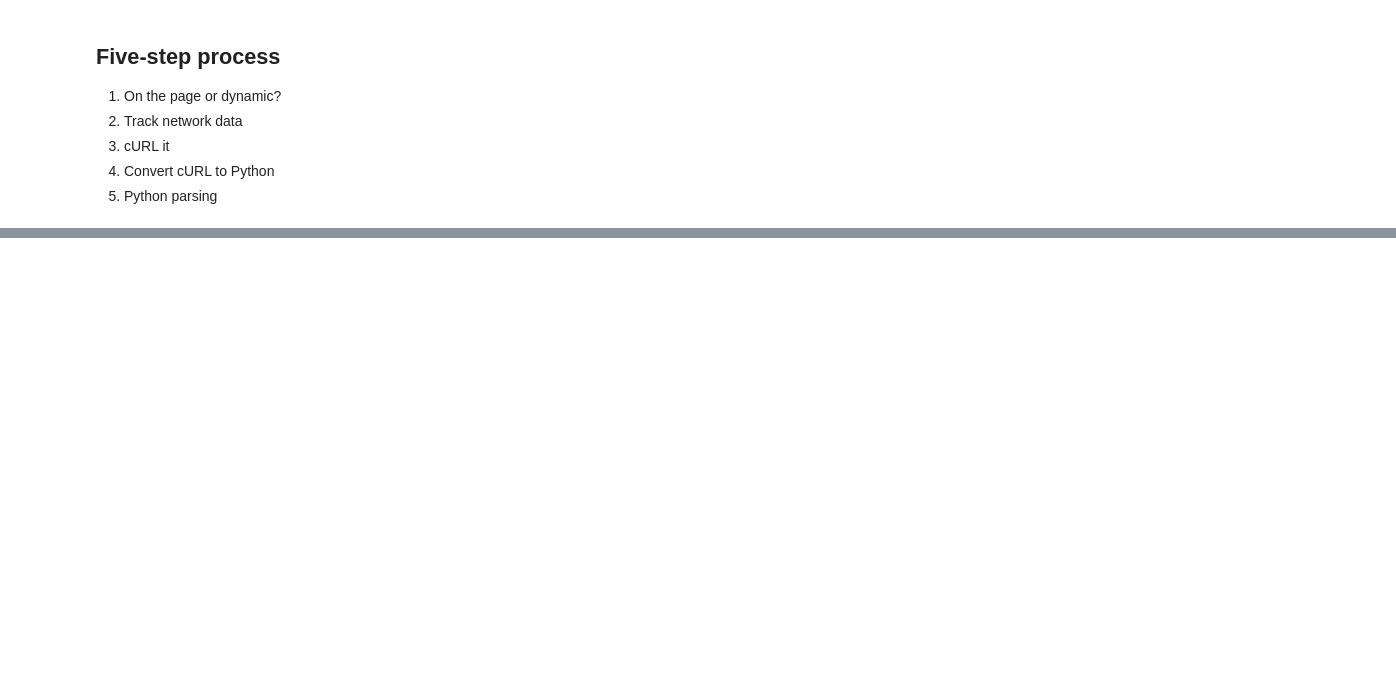
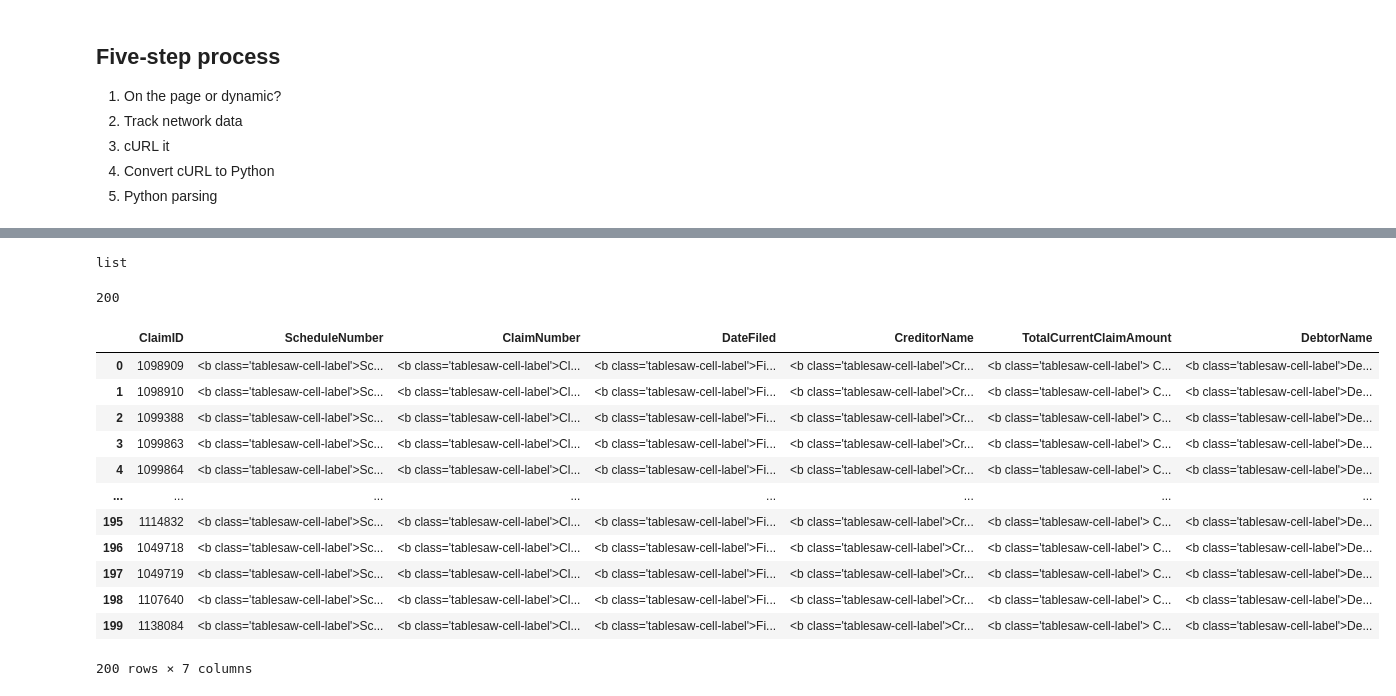
Before and after one commit to sandeepmj/22fall-advanced-scraping, a Jupyter notebook: demos/wk-3-pure-JSON-DEMO.ipynb, the cells around one changed output, grey strips where cells are left out. Saved outputs shown, nothing was run; the diff lists cells and outputs as text; code cells hidden in the pictures; blank space fills up the shorter version.

```diff
--- a/demos/wk-3-pure-JSON-DEMO.ipynb
+++ b/demos/wk-3-pure-JSON-DEMO.ipynb
@@ -21,6 +28,5 @@ We want all the check cashing locations in New York City.
 # %%
-import requests
-
+## single page trial
 cookies = {
     'psi': '0b0645e9-b464-47f9-9db5-c677b9da65a4',
     '_ga': 'GA1.2.2035723594.1663620375',
@@ -67,7 +73,7 @@ data = {
     '_search': 'false',
     'nd': '1667926242547',
     'rows': '200',
-    'page': '1',
+    'page': '2',
     'sidx': 'CreditorName',
     'sord': 'asc',
 }
@@ -79,0 +90,2 @@ response.text
+# %%
+content = response.json()
@@ -79,0 +116,2 @@ response.text
+# %%
+target_data = content.get("rows")
@@ -79,0 +138,25 @@ response.text
+# %%
+type(target_data)
+# %% [output]
+list
+# %%
+len(target_data)
+# %% [output]
+200
+# %%
+df = pd.DataFrame(target_data)
+df
+# %% [output]
+|  | ClaimID | ScheduleNumber | ClaimNumber | DateFiled | CreditorName | TotalCurrentClaimAmount | DebtorName |
+| 0 | 1098909 | <b class='tablesaw-cell-label'>Sc... | <b class='tablesaw-cell-label'>Cl... | <b class='tablesaw-cell-label'>Fi... | <b class='tablesaw-cell-label'>Cr... | <b class='tablesaw-cell-label'> C... | <b class='tablesaw-cell-label'>De... |
+| 1 | 1098910 | <b class='tablesaw-cell-label'>Sc... | <b class='tablesaw-cell-label'>Cl... | <b class='tablesaw-cell-label'>Fi... | <b class='tablesaw-cell-label'>Cr... | <b class='tablesaw-cell-label'> C... | <b class='tablesaw-cell-label'>De... |
+| 2 | 1099388 | <b class='tablesaw-cell-label'>Sc... | <b class='tablesaw-cell-label'>Cl... | <b class='tablesaw-cell-label'>Fi... | <b class='tablesaw-cell-label'>Cr... | <b class='tablesaw-cell-label'> C... | <b class='tablesaw-cell-label'>De... |
+| 3 | 1099863 | <b class='tablesaw-cell-label'>Sc... | <b class='tablesaw-cell-label'>Cl... | <b class='tablesaw-cell-label'>Fi... | <b class='tablesaw-cell-label'>Cr... | <b class='tablesaw-cell-label'> C... | <b class='tablesaw-cell-label'>De... |
+| 4 | 1099864 | <b class='tablesaw-cell-label'>Sc... | <b class='tablesaw-cell-label'>Cl... | <b class='tablesaw-cell-label'>Fi... | <b class='tablesaw-cell-label'>Cr... | <b class='tablesaw-cell-label'> C... | <b class='tablesaw-cell-label'>De... |
+| ... | ... | ... | ... | ... | ... | ... | ... |
+| 195 | 1114832 | <b class='tablesaw-cell-label'>Sc... | <b class='tablesaw-cell-label'>Cl... | <b class='tablesaw-cell-label'>Fi... | <b class='tablesaw-cell-label'>Cr... | <b class='tablesaw-cell-label'> C... | <b class='tablesaw-cell-label'>De... |
+| 196 | 1049718 | <b class='tablesaw-cell-label'>Sc... | <b class='tablesaw-cell-label'>Cl... | <b class='tablesaw-cell-label'>Fi... | <b class='tablesaw-cell-label'>Cr... | <b class='tablesaw-cell-label'> C... | <b class='tablesaw-cell-label'>De... |
+| 197 | 1049719 | <b class='tablesaw-cell-label'>Sc... | <b class='tablesaw-cell-label'>Cl... | <b class='tablesaw-cell-label'>Fi... | <b class='tablesaw-cell-label'>Cr... | <b class='tablesaw-cell-label'> C... | <b class='tablesaw-cell-label'>De... |
+| 198 | 1107640 | <b class='tablesaw-cell-label'>Sc... | <b class='tablesaw-cell-label'>Cl... | <b class='tablesaw-cell-label'>Fi... | <b class='tablesaw-cell-label'>Cr... | <b class='tablesaw-cell-label'> C... | <b class='tablesaw-cell-label'>De... |
+| 199 | 1138084 | <b class='tablesaw-cell-label'>Sc... | <b class='tablesaw-cell-label'>Cl... | <b class='tablesaw-cell-label'>Fi... | <b class='tablesaw-cell-label'>Cr... | <b class='tablesaw-cell-label'> C... | <b class='tablesaw-cell-label'>De... |
+200 rows × 7 columns
```
Also changed, not shown: parts of 17 cells of this notebook, 4 other files.
